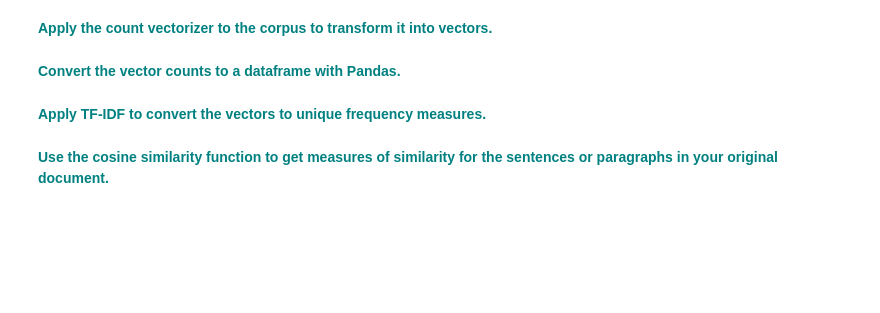
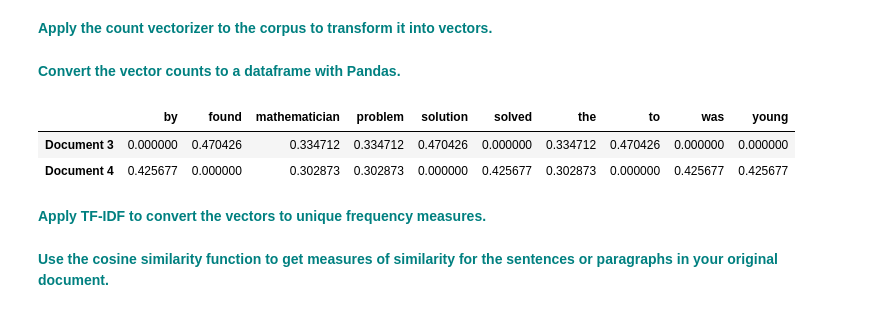
Before and after one commit to Nihita-Ujjual/Unit-15, a Jupyter notebook: Cosine_Similarity_Case_Study.ipynb, the cells around one changed output. Cells and saved outputs as stored; diff of their text form; code cells hidden in the pictures; blank space fills up the shorter version.

```diff
--- a/Cosine_Similarity_Case_Study.ipynb
+++ b/Cosine_Similarity_Case_Study.ipynb
@@ -130,7 +163,16 @@ Replace the current values for `Document 0` and `Document 1` with your own sente
 # %% [markdown]
  **<font color='teal'> Apply the count vectorizer to the corpus to transform it into vectors.</font>**
+# %%
+vectorizer_new = TfidfVectorizer()
+trsfm_new=vectorizer_new.fit_transform(corpus_new)
 # %% [markdown]
  **<font color='teal'> Convert the vector counts to a dataframe with Pandas.</font>**
+# %%
+pd.DataFrame(trsfm_new.toarray(),columns=vectorizer_new.get_feature_names(),index=['Document 3','Document 4'])
+# %% [output]
+|  | by | found | mathematician | problem | solution | solved | the | to | was | young |
+| Document 3 | 0.000000 | 0.470426 | 0.334712 | 0.334712 | 0.470426 | 0.000000 | 0.334712 | 0.470426 | 0.000000 | 0.000000 |
+| Document 4 | 0.425677 | 0.000000 | 0.302873 | 0.302873 | 0.000000 | 0.425677 | 0.302873 | 0.000000 | 0.425677 | 0.425677 |
 # %% [markdown]
  **<font color='teal'> Apply TF-IDF to convert the vectors to unique frequency measures.</font>**
 # %% [markdown]
```
Also changed, not shown: parts of 4 cells of this notebook.
